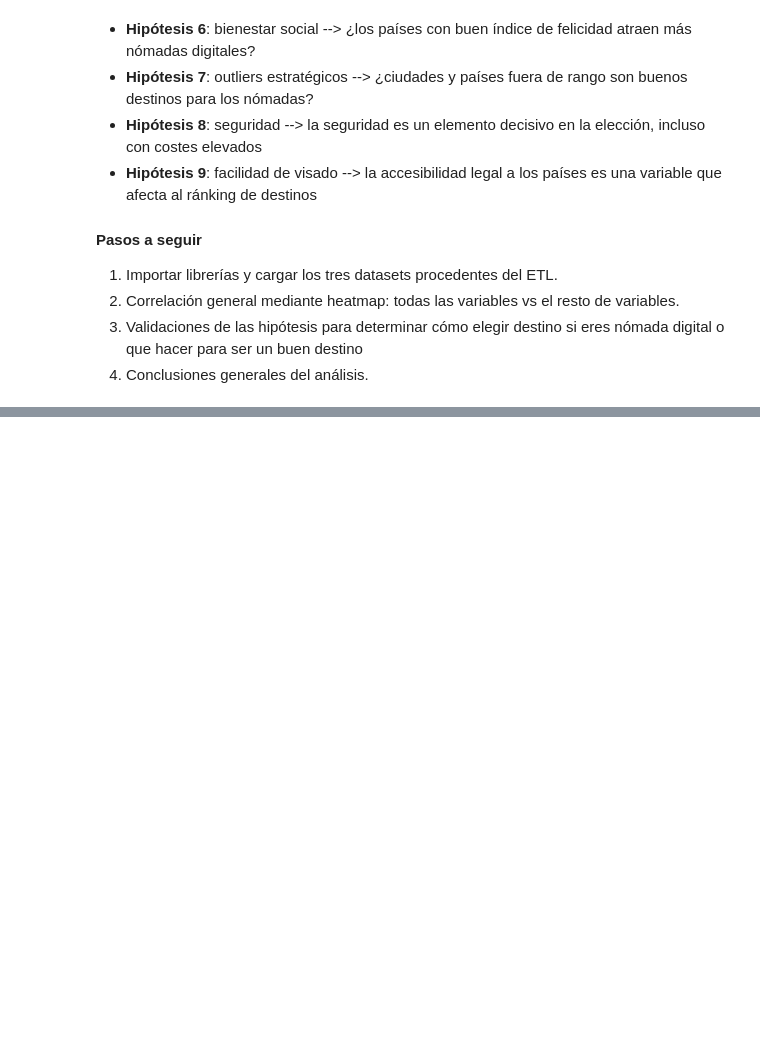
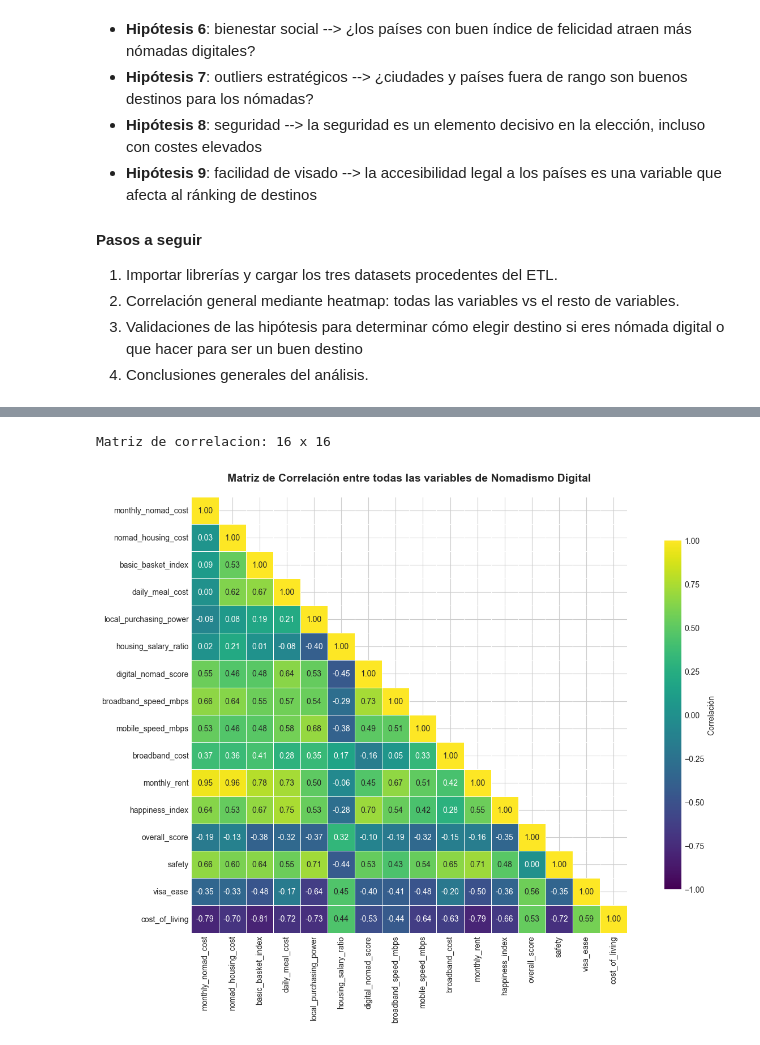
Before and after one commit to danielaaguirrej55-source/EDA-Nomadismo-Digital, a Jupyter notebook: src/notebooks/EDA-bivariante-juanfcia-draft.ipynb, the cells around one changed output, grey strips where cells are left out. Saved outputs shown, nothing was run; the diff lists cells and outputs as text; code cells hidden in the pictures; blank space fills up the shorter version.

```diff
--- a/src/notebooks/EDA-bivariante-juanfcia-draft.ipynb
+++ b/src/notebooks/EDA-bivariante-juanfcia-draft.ipynb
@@ -36,0 +130,9 @@ Básicamente es responder las siguientes preguntas:
+# %%
+# El objetivo es mergear todas las variables y los tres dataset en un único dataset
+# Mergearlo nos ayuda a las comparativas posteriores de variables para la validación de hipótesis
+# Agrupamos todo el dataset por país haciendo medianas de las variables entre todas las ciudades por país
+# Para eso es necesario previamente que las columnas de país se llamen igual en todos los datasets
+
+df_circleloop = df_circleloop.rename(columns={'country': 'country_name'})
+df_movingto = df_movingto.rename(columns={'country': 'country_name'})
+df_circleloop.head(5)
@@ -36,0 +206,5 @@ Básicamente es responder las siguientes preguntas:
+# %%
+# Y ahora mergeamos el dataset intermedio de Cost of Living + Circleloop con Movingto
+
+df_master = df_cost_circleloop.merge(df_movingto_by_country, on='country_name', how='outer')
+df_master.head(5)
@@ -36,0 +268,34 @@ Básicamente es responder las siguientes preguntas:
+# %%
+# Calcular la matriz en función del Coeficiente de Correlación de Pearson
+
+df_heatmap = df_master[master_vars_list].corr(method='pearson')
+
+print(f"Matriz de correlacion: {df_heatmap.shape[0]} x {df_heatmap.shape[1]}")
+
+# Heatmap de correlaciones
+
+fig, ax = plt.subplots(figsize=(14, 10))
+
+mask = np.triu(np.ones_like(df_heatmap, dtype=bool), k=1)
+
+sns.heatmap(
+    df_heatmap,
+    mask=mask,
+    annot=True,
+    fmt='.2f',
+    cmap='viridis',
+    center=0,
+    vmin=-1,
+    vmax=1,
+    square=True,
+    linewidths=0.5,
+    cbar_kws={'shrink': 0.8, 'label': 'Correlación'},
+    ax=ax
+)
+
+ax.set_title('Matriz de Correlación entre todas las variables de Nomadismo Digital', fontsize=14, fontweight='bold', pad=20)
+plt.tight_layout()
+plt.show()
+# %% [output]
+Matriz de correlacion: 16 x 16
+[figure, added]
```
Also changed, not shown: parts of 12 cells of this notebook.
